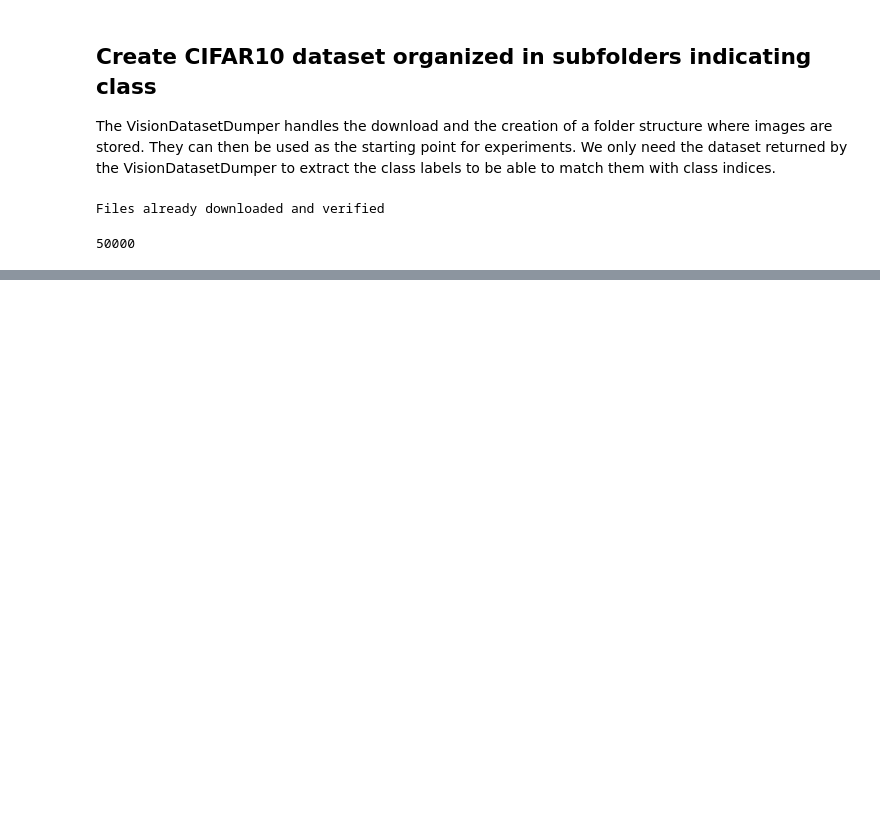
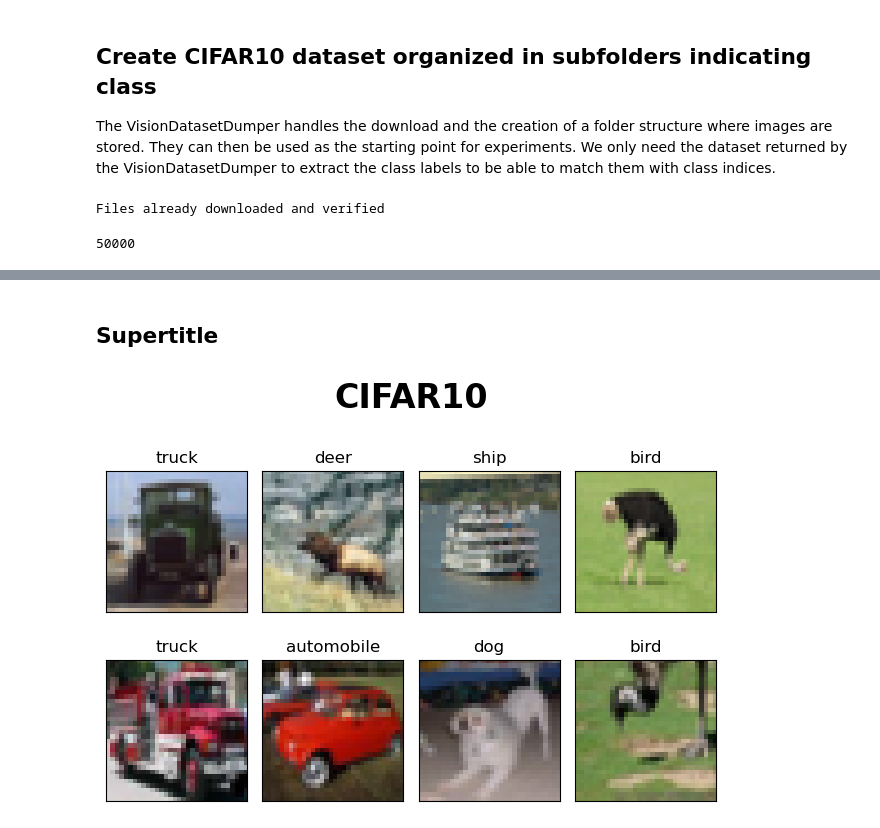
Before and after one commit to berni-lehner/hyperpyper, a Jupyter notebook: MultiImagePlotter_demo.ipynb, the cells around one changed output, grey strips where cells are left out. Drawn from its saved outputs; the diff is of its cells as text; code cells hidden in the pictures; blank space fills up the shorter version.

```diff
--- a/MultiImagePlotter_demo.ipynb
+++ b/MultiImagePlotter_demo.ipynb
@@ -99,0 +99,10 @@ fig = MultiImageFilePlotter(selected_files,
+# %% [markdown]
+## Supertitle
+# %%
+fig = MultiImageFilePlotter(selected_files,
+                titles=train_y_str,
+                suptitle="CIFAR10",
+                suptitle_fontsize=24,
+                suptitle_fontweight='bold').plot()
+# %% [output]
+[figure, added]
```
Also changed, not shown: parts of 17 cells of this notebook.
